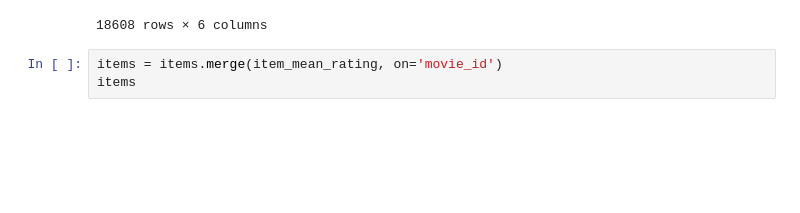
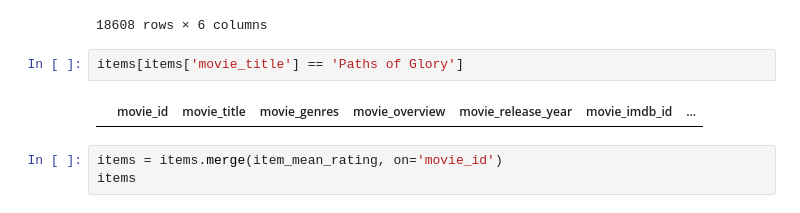
Before and after one commit to adrianmarino/thesis-paper, a Jupyter notebook: notebooks/ensemble/llms/2_chat-bot-load-data.ipynb, the cells around one changed output. Cells and saved outputs as stored; diff of their text form; blank space fills up the shorter version.

```diff
--- a/notebooks/ensemble/llms/2_chat-bot-load-data.ipynb
+++ b/notebooks/ensemble/llms/2_chat-bot-load-data.ipynb
@@ -99,6 +99,10 @@ items
 | 194271 | 174505 | Besetment | [Horror, Thriller] | After struggling to find employme... | 2016 | 3750238 |
 | 194272 | 174649 | Bullets Over Summer | [Action, Thriller] | Plainclothes policemen Brian and ... | 1999 | 214555 |
 18608 rows × 6 columns
+# %%
+items[items['movie_title'] == 'Paths of Glory']
+# %% [output]
+|  | movie_id | movie_title | movie_genres | movie_overview | movie_release_year | movie_imdb_id | ... |
 # %%
 items = items.merge(item_mean_rating, on='movie_id')
 items
```
Also changed, not shown: parts of 7 cells of this notebook, 17 other files.
